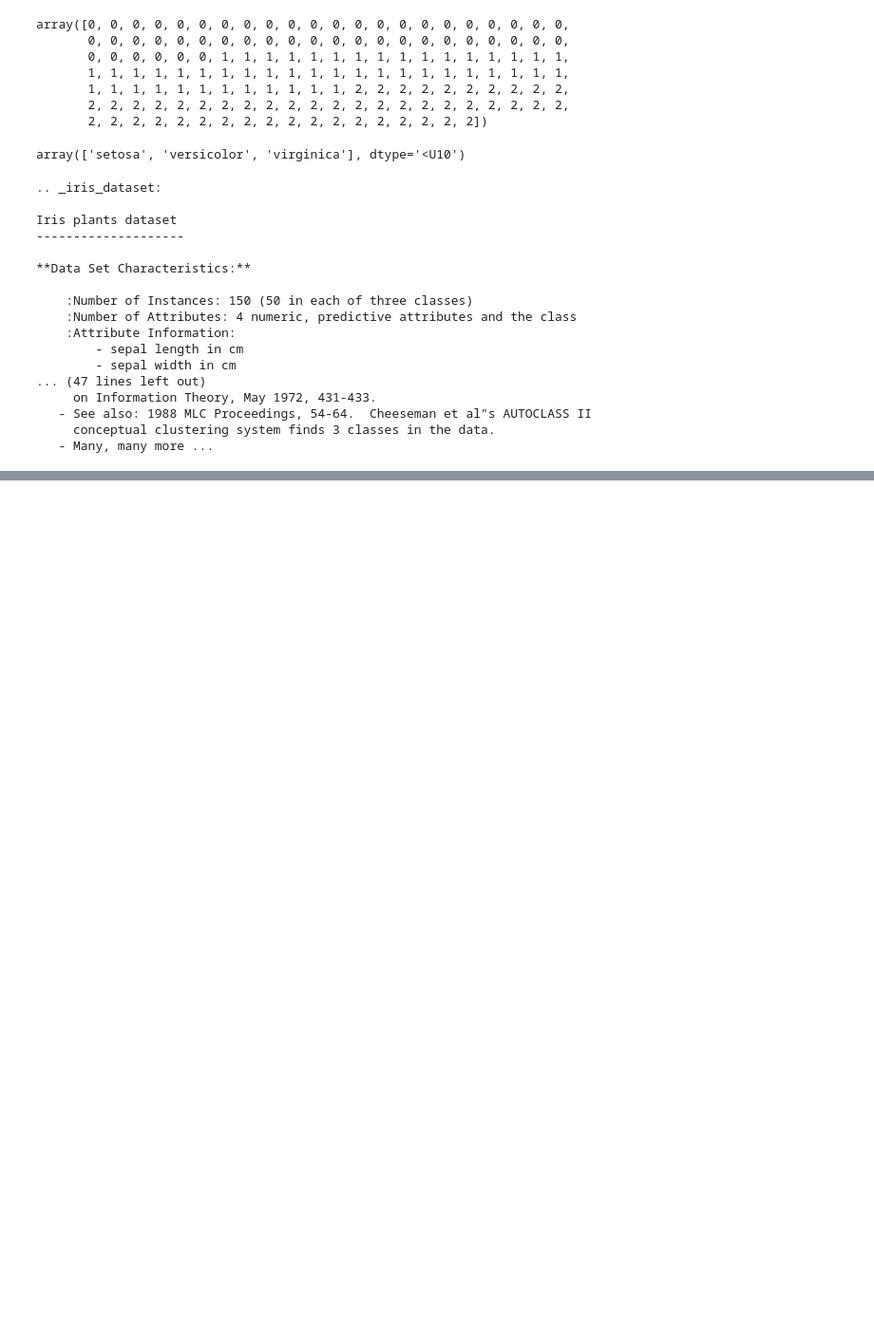
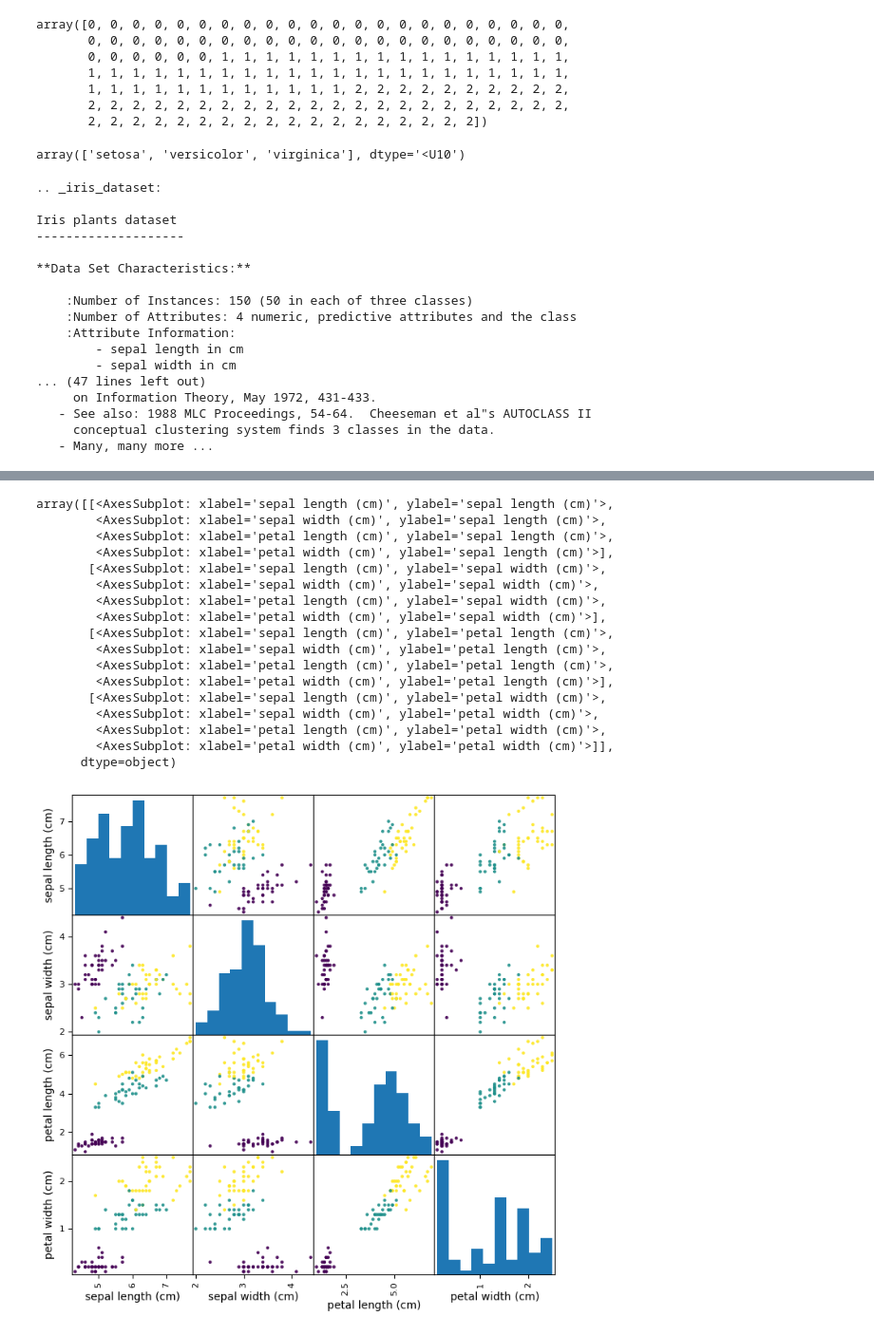
Before and after one commit to rlgus3351/Machine_Learning, a Jupyter notebook: 기초통계/ex04 iris data knn실습.ipynb, the cells around one changed output, grey strips where cells are left out. Shown: that part at 95% size. Cells and saved outputs as stored; diff of their text form; code cells hidden in the pictures; blank space fills up the shorter version.

```diff
--- a/기초통계/ex04 iris data knn실습.ipynb
+++ b/기초통계/ex04 iris data knn실습.ipynb
@@ -109,0 +115,3 @@ Iris plants dataset
+# %%
+iris_df = pd.DataFrame(iris_data['data'], columns=iris_data['feature_names'])
+iris_df
@@ -109,0 +132,6 @@ Iris plants dataset
+# %%
+X = iris_df
+y = iris_data.target
+
+print("문제: ",X.shape, "/ 답 : " ,y.shape)
+# X 데이터 - 숫자 형식 데이터 들어있어서 전처리가 필요하지 않음
@@ -109,0 +140,18 @@ Iris plants dataset
+# %%
+# train,test 분리
+# 1) 행을 랜덤하게 섞음
+# 2) 비율에 맞춰 분리
+
+# X- 2개 (X_train, X_test)
+# y- 2개 (y_train, y_test)
+
+# train_test_split(문제, 답, 분리비율, 랜던 고정값)
+# test_size => 실수 형태로 숫자값을 입력해야 비율적 의미가 된다
+#           => 정수형태로 입력하면 해당 개수 만큼 분리가 된다
+
+# random_state : 데이터를 랜덤하게 섞는 기능의 기준을 고정시키는 값
+# 모델 학습에 대한 검증은 다른 방식 진행 해당값이 정답인지 아닌지는 문제 x
+
+
+X_train,X_test, y_train,y_test = train_test_split(X,y,test_size=0.3, random_state=1,shuffle=True)
+X_train.head()
@@ -109,0 +191,29 @@ Iris plants dataset
+# %%
+# 산점도 행렬 (scatter matrix) : 한꺼번에 변수 간의 관게를 확인할수 있다.
+pd.plotting.scatter_matrix(X_train, figsize=(8,8) ,c=y_train, alpha=0.9)
+
+
+# c 라벨별로 색 설정
+# alpha 투명도 설정
+# 같음 품종 색 끼리 잘 뭉처져 있는가?
+# 다른 품종끼리 잘 분리되어 있는가?
+# 위에 내용이 잘 진행된 특성의 결합은 뭘까?
+# %% [output]
+array([[<AxesSubplot: xlabel='sepal length (cm)', ylabel='sepal length (cm)'>,
+        <AxesSubplot: xlabel='sepal width (cm)', ylabel='sepal length (cm)'>,
+        <AxesSubplot: xlabel='petal length (cm)', ylabel='sepal length (cm)'>,
+        <AxesSubplot: xlabel='petal width (cm)', ylabel='sepal length (cm)'>],
+       [<AxesSubplot: xlabel='sepal length (cm)', ylabel='sepal width (cm)'>,
+        <AxesSubplot: xlabel='sepal width (cm)', ylabel='sepal width (cm)'>,
+        <AxesSubplot: xlabel='petal length (cm)', ylabel='sepal width (cm)'>,
+        <AxesSubplot: xlabel='petal width (cm)', ylabel='sepal width (cm)'>],
+       [<AxesSubplot: xlabel='sepal length (cm)', ylabel='petal length (cm)'>,
+        <AxesSubplot: xlabel='sepal width (cm)', ylabel='petal length (cm)'>,
+        <AxesSubplot: xlabel='petal length (cm)', ylabel='petal length (cm)'>,
+        <AxesSubplot: xlabel='petal width (cm)', ylabel='petal length (cm)'>],
+       [<AxesSubplot: xlabel='sepal length (cm)', ylabel='petal width (cm)'>,
+        <AxesSubplot: xlabel='sepal width (cm)', ylabel='petal width (cm)'>,
+        <AxesSubplot: xlabel='petal length (cm)', ylabel='petal width (cm)'>,
+        <AxesSubplot: xlabel='petal width (cm)', ylabel='petal width (cm)'>]],
+      dtype=object)
+[figure, added]
```
Also changed, not shown: parts of 18 cells of this notebook.
